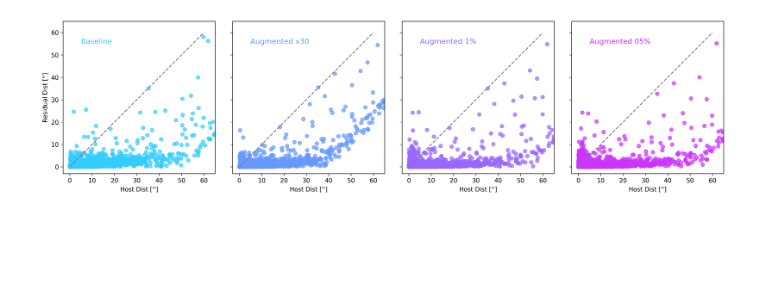
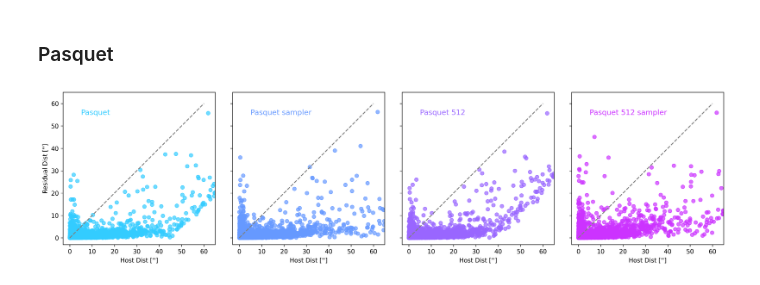
Before and after one commit to AlanMontanares/PRISM, a Jupyter notebook: notebooks/06. View_results.ipynb, the cells around one changed output. Cells and saved outputs as stored; diff of their text form; code cells hidden in the pictures; blank space fills up the shorter version.

```diff
--- a/notebooks/06. View_results.ipynb
+++ b/notebooks/06. View_results.ipynb
@@ -17,7 +7,0 @@ resultados = {
-# %%
-plot_residuals_vs_host_dist(resultados, experiments=["Baseline","Augmented x30","Augmented 1%", "Augmented 05%"],
-                                        titles = ["Baseline","Augmented x30","Augmented 1%", "Augmented 05%"],
-                                        cmap_name ="cool",
-                                        dpi=300)
-# %% [output]
-[figure, removed]
@@ -23,0 +53,14 @@ plot_residuals_vs_host_dist(resultados, experiments=["Baseline","Augmented x30",
+# %% [markdown]
+### Pasquet
+# %%
+plot_residuals_vs_host_dist_grouped(resultados,
+                                        experiments=[["Pasquet"],
+                                                     ["Pasquet sampler"],
+                                                    ["Pasquet 512"],
+                                                     ["Pasquet 512 sampler"]],
+
+                                        titles = ["Pasquet","Pasquet sampler","Pasquet 512", "Pasquet 512 sampler"],
+                                        cmap_name ="cool",
+                                        dpi=300)
+# %% [output]
+[figure, added]
```
Also changed, not shown: parts of 11 cells of this notebook, 16 other files.
